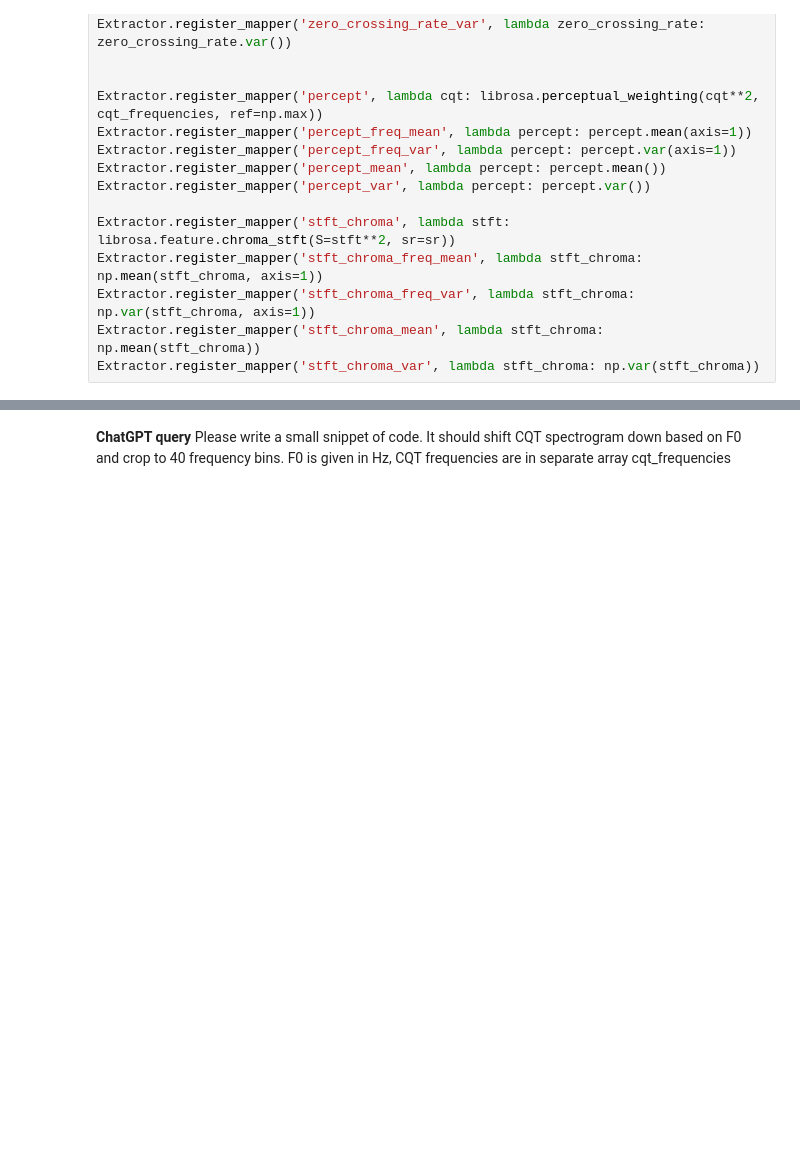
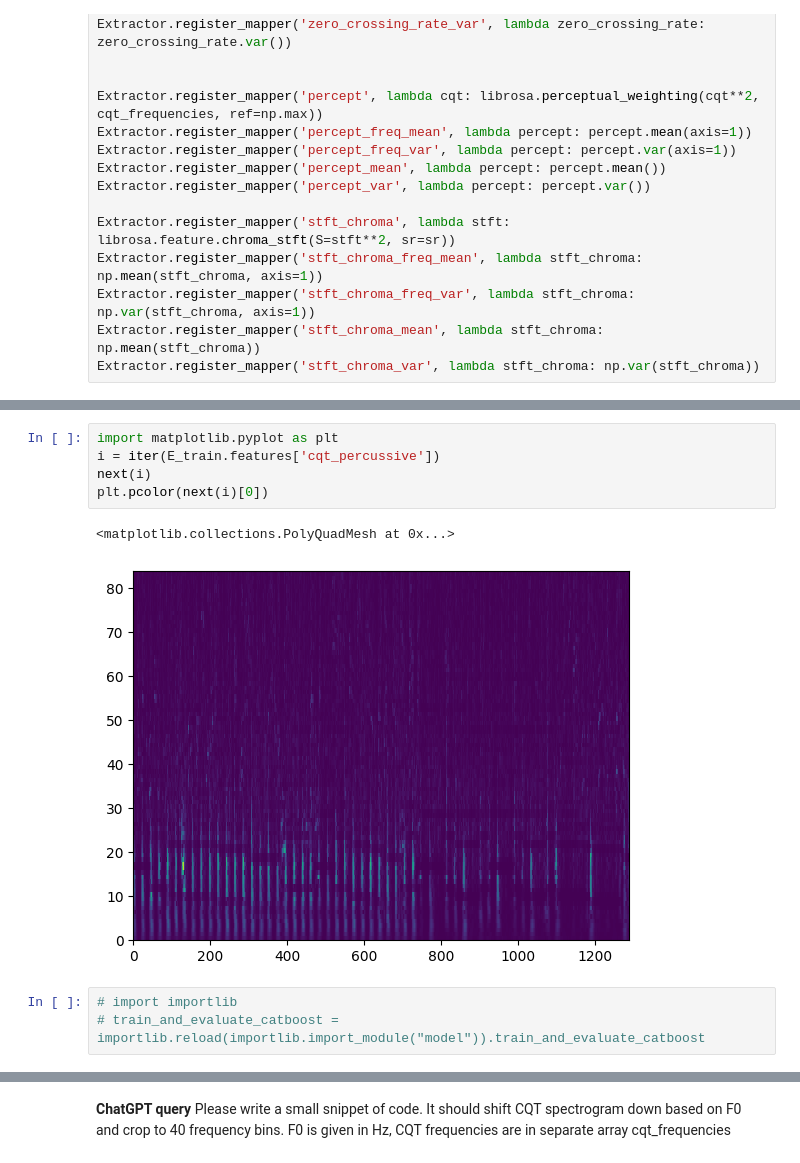
Before and after one commit to dmitrysluch/ariel-tds-music-genre, a Jupyter notebook: genre_detenction_ext.ipynb, the cells around one changed output, grey strips where cells are left out. Cells and saved outputs as stored; diff of their text form; blank space fills up the shorter version.

```diff
--- a/genre_detenction_ext.ipynb
+++ b/genre_detenction_ext.ipynb
@@ -673,0 +725,11 @@ ValueError: Shape of passed values is (57, 1), indices imply (504, 1)
+# %%
+import matplotlib.pyplot as plt
+i = iter(E_train.features['cqt_percussive'])
+next(i)
+plt.pcolor(next(i)[0])
+# %% [output]
+<matplotlib.collections.PolyQuadMesh at 0x...>
+[figure, added]
+# %%
+# import importlib
+# train_and_evaluate_catboost = importlib.reload(importlib.import_module("model")).train_and_evaluate_catboost
```
Also changed, not shown: parts of 58 cells of this notebook, 3 other files.
